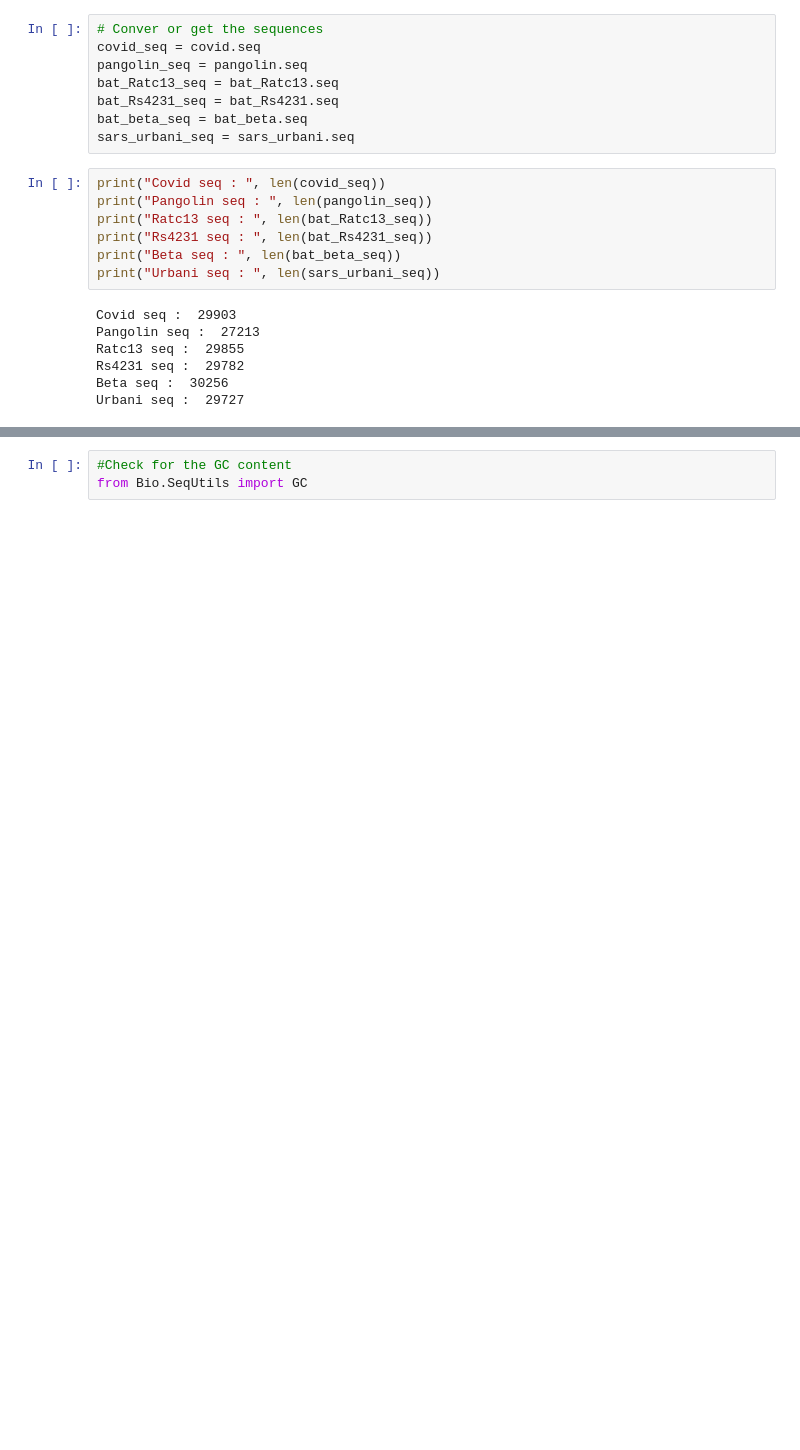
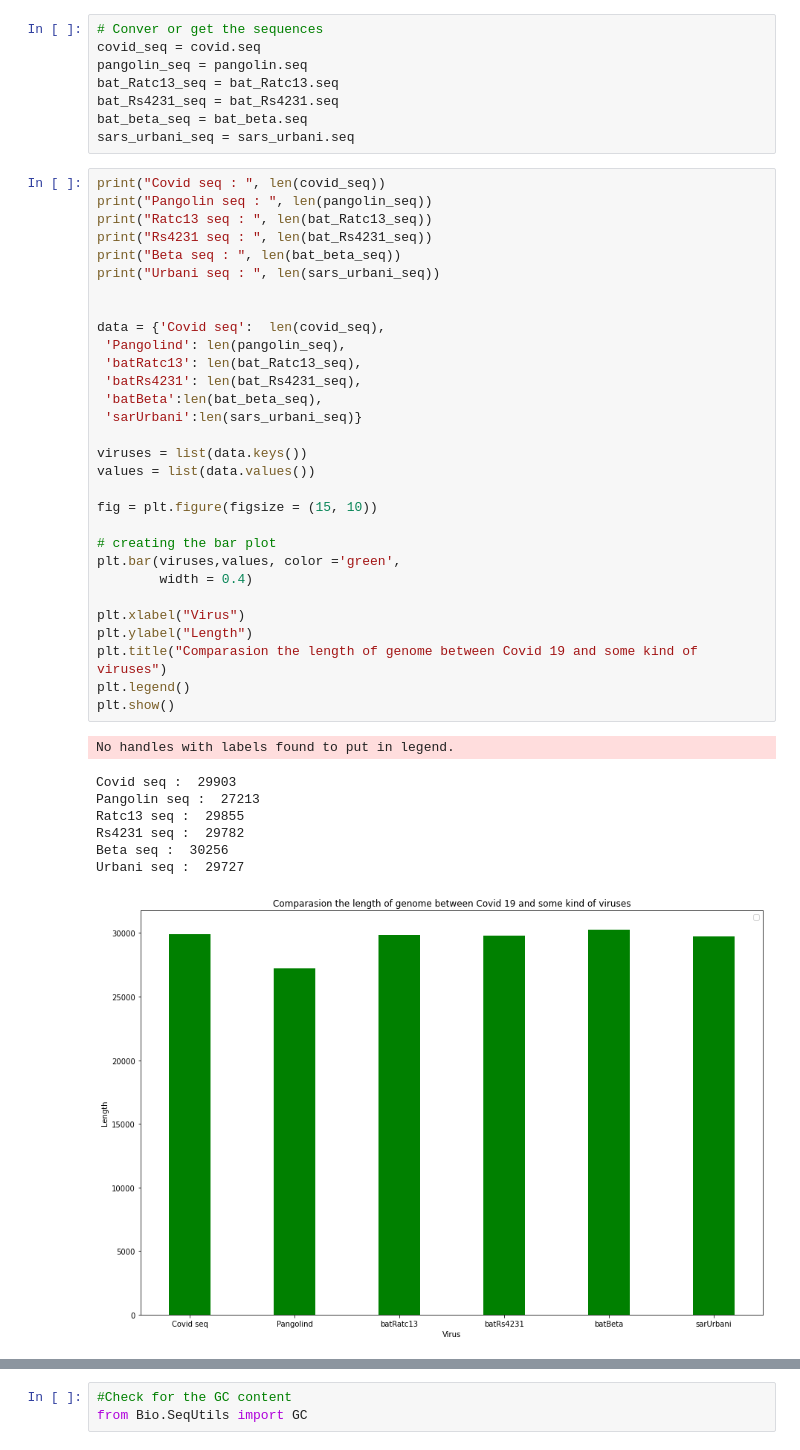
Before and after one commit to DinhCongPhan/Bioinfomatics, a Jupyter notebook: Analysis_Covid19_Genome.ipynb, the cells around one changed output, grey strips where cells are left out. Cells and saved outputs as stored; diff of their text form; blank space fills up the shorter version.

```diff
--- a/Analysis_Covid19_Genome.ipynb
+++ b/Analysis_Covid19_Genome.ipynb
@@ -237,14 +237,39 @@ sars_urbani_seq = sars_urbani.seq
 # %%
 print("Covid seq : ", len(covid_seq))
 print("Pangolin seq : ", len(pangolin_seq))
 print("Ratc13 seq : ", len(bat_Ratc13_seq))
 print("Rs4231 seq : ", len(bat_Rs4231_seq))
 print("Beta seq : ", len(bat_beta_seq))
 print("Urbani seq : ", len(sars_urbani_seq))
+
+
+data = {'Covid seq':  len(covid_seq),
+ 'Pangolind': len(pangolin_seq),
+ 'batRatc13': len(bat_Ratc13_seq),
+ 'batRs4231': len(bat_Rs4231_seq),
+ 'batBeta':len(bat_beta_seq),
+ 'sarUrbani':len(sars_urbani_seq)}
+
+viruses = list(data.keys())
+values = list(data.values())
+
+fig = plt.figure(figsize = (15, 10))
+
+# creating the bar plot
+plt.bar(viruses,values, color ='green',
+        width = 0.4)
+
+plt.xlabel("Virus")
+plt.ylabel("Length")
+plt.title("Comparasion the length of genome between Covid 19 and some kind of viruses")
+plt.legend()
+plt.show()
 # %% [output]
-Covid seq :  29903
-Pangolin seq :  27213
-Ratc13 seq :  29855
-Rs4231 seq :  29782
-Beta seq :  30256
-Urbani seq :  29727
+No handles with labels found to put in legend.
+Covid seq :  29903
+Pangolin seq :  27213
+Ratc13 seq :  29855
+Rs4231 seq :  29782
+Beta seq :  30256
+Urbani seq :  29727
+[figure, added]
```
Also changed, not shown: parts of 17 cells of this notebook, 1 other file.
